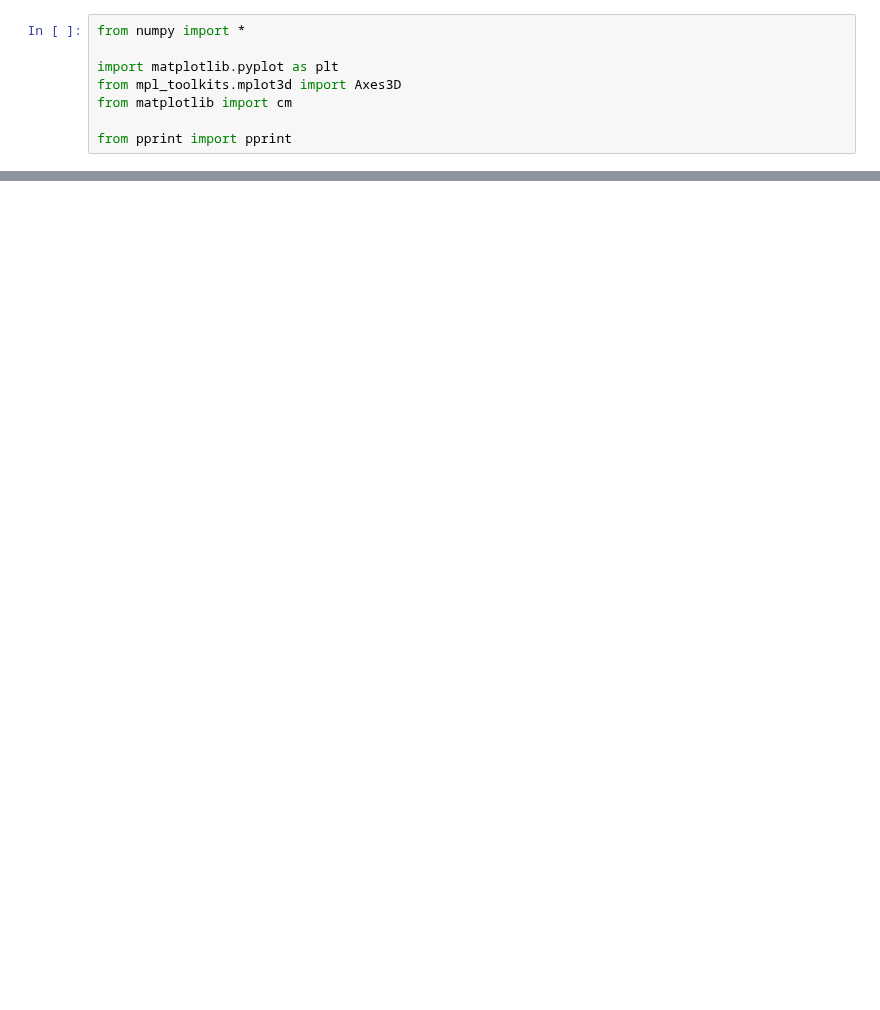
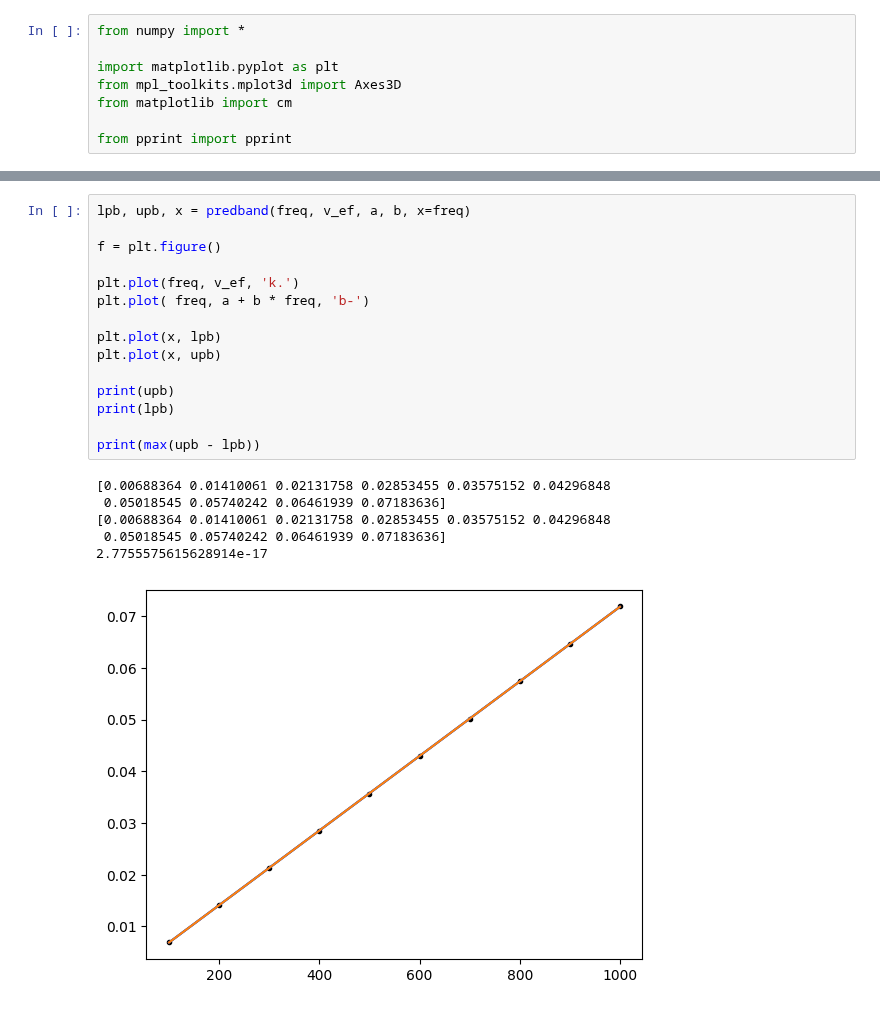
Before and after one commit to inniyah/JupyterTests, a Jupyter notebook: work/EjInduccionEM.ipynb, the cells around one changed output, grey strips where cells are left out. Saved outputs shown, nothing was run; the diff lists cells and outputs as text; blank space fills up the shorter version.

```diff
--- a/work/EjInduccionEM.ipynb
+++ b/work/EjInduccionEM.ipynb
@@ -38,2 +141,24 @@ plt.plot( [ freq[0], freq[-1] ], [ a+b*freq[0], a+b*freq[-1] ], 'b-')
+# %%
+lpb, upb, x = predband(freq, v_ef, a, b, x=freq)
+
+f = plt.figure()
+
+plt.plot(freq, v_ef, 'k.')
+plt.plot( freq, a + b * freq, 'b-')
+
+plt.plot(x, lpb)
+plt.plot(x, upb)
+
+print(upb)
+print(lpb)
+
+print(max(upb - lpb))
+# %% [output]
+[0.00688364 0.01410061 0.02131758 0.02853455 0.03575152 0.04296848
+ 0.05018545 0.05740242 0.06461939 0.07183636]
+[0.00688364 0.01410061 0.02131758 0.02853455 0.03575152 0.04296848
+ 0.05018545 0.05740242 0.06461939 0.07183636]
+2.7755575615628914e-17
+[figure, added]
 # %%
 from scipy import stats
```
Also changed, not shown: parts of 11 cells of this notebook.
